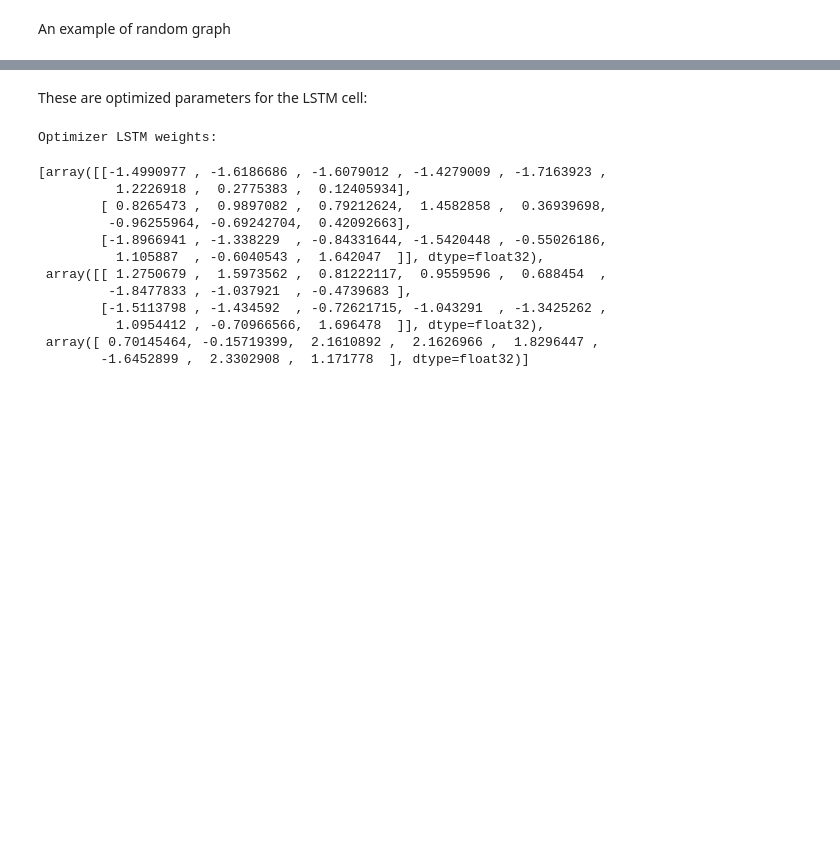
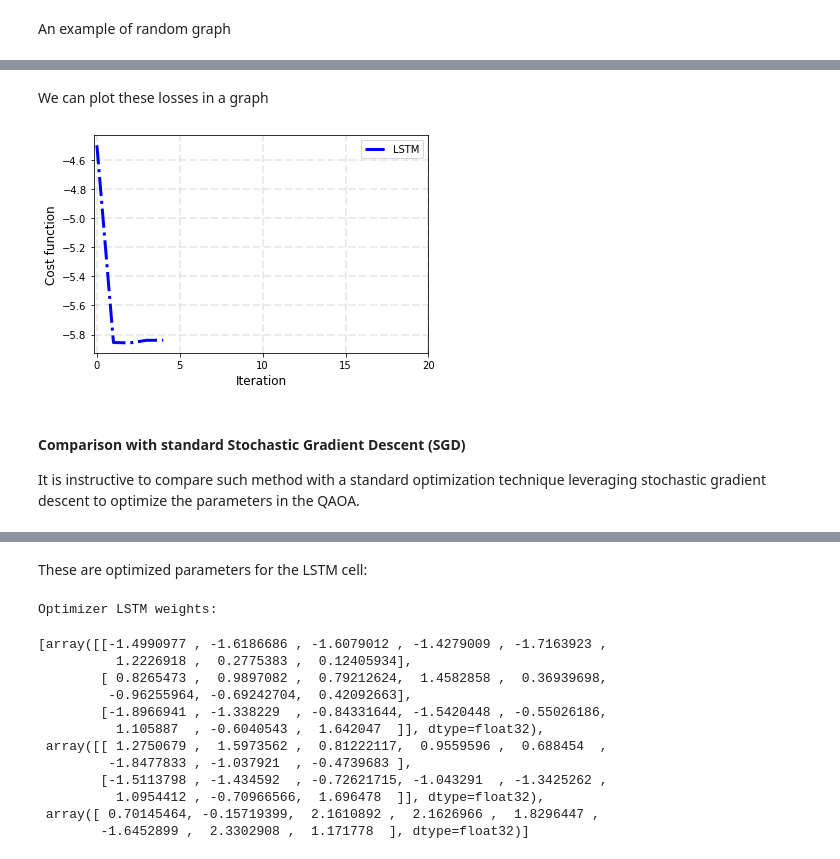
Before and after one commit to stfnmangini/Learning2learn, a Jupyter notebook: l2l_3.ipynb, the cells around one changed output, grey strips where cells are left out. Cells and saved outputs as stored; diff of their text form; code cells hidden in the pictures; blank space fills up the shorter version.

```diff
--- a/l2l_3.ipynb
+++ b/l2l_3.ipynb
@@ -62,7 +102,7 @@ def generate_graphs(n_graphs, n_nodes, p_edge):
     Generate a list containing random graphs generated by Networkx.
 
     Args:
-    n_graphs: length of final list. Number of graphs to generate.
+    n_graphs: length of final list, that is the number of graphs to generate.
     n_nodes: number of nodes in each graph.
     p_edge: probability of having an edge between two nodes. (See Networkx's documentation)
 
@@ -387,0 +450,35 @@ Epoch 1
+# %%
+# Apply the RNN (be sure that training was performed)
+res = recurrent_loop(new_cost, intermediate_steps = True)
+
+# Extract all angles suggestions
+guess_0 = tf.zeros(shape = (2*n_layers, 1))
+guess_1 = res[0]
+guess_2 = res[1]
+guess_3 = res[2]
+guess_4 = res[3]
+final_loss = res[4]
+
+# Wrap them into a list
+guesses = [guess_0, guess_1, guess_2, guess_3, guess_4]
+
+# Losses from the hybrid LSTM model
+lstm_losses = [new_cost(tf.reshape(guess, shape = (2, n_layers))) for guess in guesses]
+# %% [markdown]
+We can plot these losses in a graph
+# %%
+fig, ax = plt.subplots()
+
+plt.plot(lstm_losses, color = "blue", lw = 3, ls = "-.", label="LSTM")
+
+plt.grid(ls = "--", lw = 2, alpha = 0.25)
+plt.ylabel("Cost function", fontsize = 12)
+plt.xlabel("Iteration", fontsize = 12)
+plt.legend()
+ax.set_xticks([0,5,10,15,20]);
+# %% [output]
+[figure, added]
+# %% [markdown]
+#### Comparison with standard Stochastic Gradient Descent (SGD)
+
+It is instructive to compare such method with a standard optimization technique leveraging stochastic gradient descent to optimize the parameters in the QAOA.
```
Also changed, not shown: parts of 68 cells of this notebook, 4 other files.
